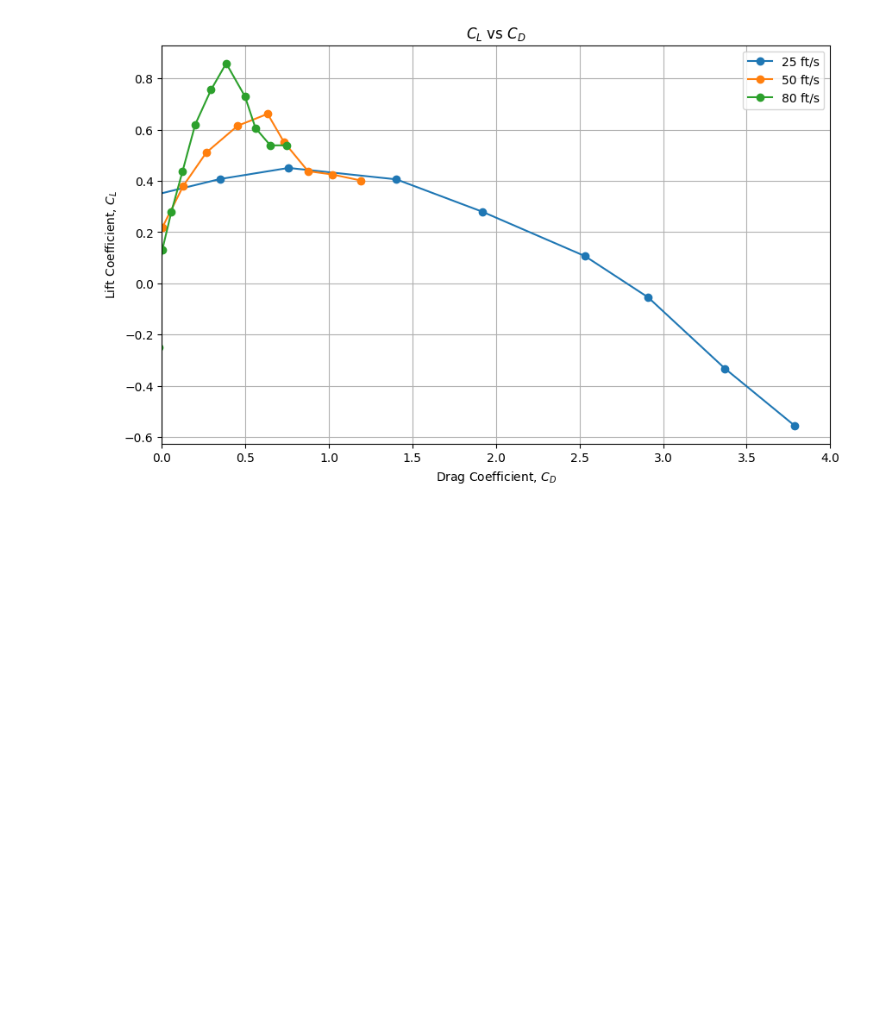
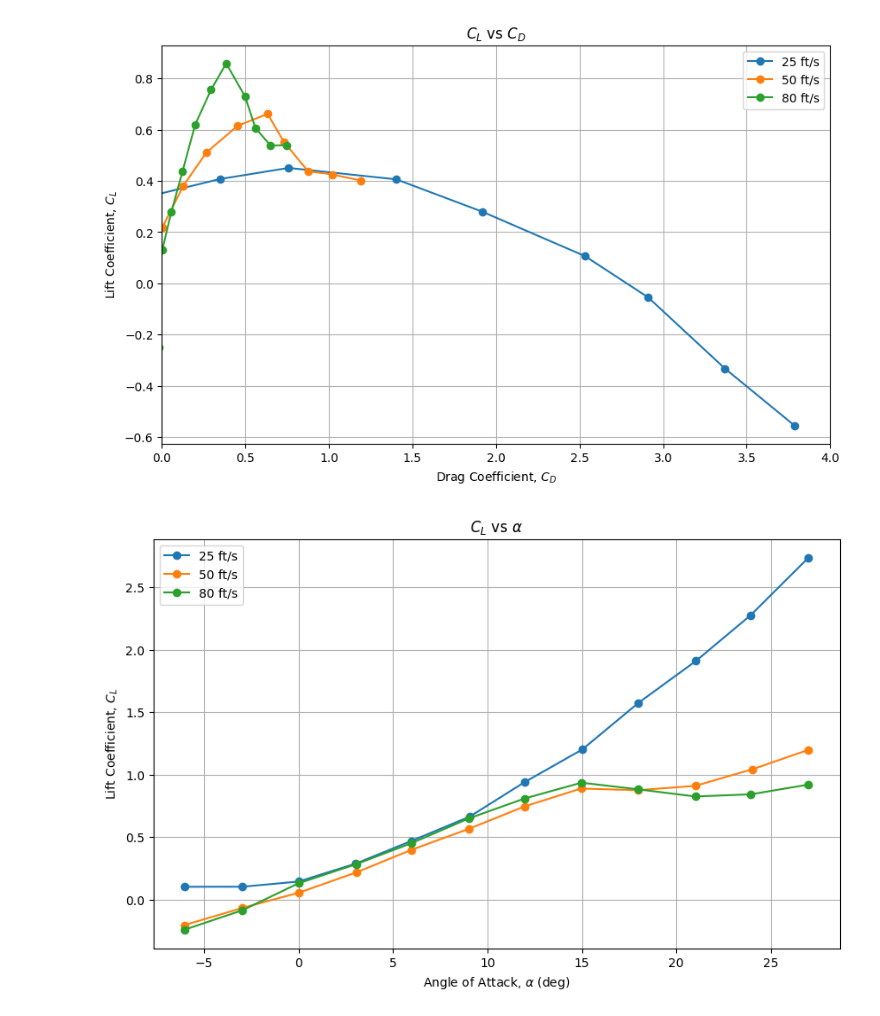
Before and after one commit to aaliyahgaffey/design_lab_460, a Jupyter notebook: design_lab.ipynb, the cells around one changed output. Saved outputs shown, nothing was run; the diff lists cells and outputs as text; code cells hidden in the pictures; blank space fills up the shorter version.

```diff
--- a/design_lab.ipynb
+++ b/design_lab.ipynb
@@ -116,3 +116,88 @@ plt.savefig("CL_vs_CD.png", dpi=400)
 plt.show()
 # %% [output]
 [figure]
+# %%
+import pandas as pd
+import numpy as np
+import matplotlib.pyplot as plt
+from scipy.stats import linregress
+
+files = {
+    '25 ft/s': 'design_lab_25.csv',
+    '50 ft/s': 'design_lab_50.csv',
+    '80 ft/s': 'design_lab_80.csv'
+}
+
+c_ref_in = 1.35       # Chord length (inches)
+S_ref = 0.0498046875  # Wing Area (ft^2)
+
+def process_data(filename):
+    df = pd.read_csv(filename, skiprows=3)
+    df.columns = df.columns.str.strip()
+    df = df.apply(pd.to_numeric, errors='coerce')
+    df = df.dropna(subset=['Angle of Attack', 'Normal Force'])
+
+    alpha_rad = np.radians(df['Angle of Attack'])
+
+    # --- CORRECTION START ---
+    # In your data, Axial Force is negative at low angles, implying the sensor
+    # reads negative for forces pointing aft (Drag direction).
+    # We define a positive Axial Drag component by flipping the sign.
+    Axial_Drag_Component = -df['Axial Force']
+
+    # Wind-axis transformation
+    # Lift is perpendicular to velocity vector
+    df['Lift'] = df['Normal Force'] * np.cos(alpha_rad) - Axial_Drag_Component * np.sin(alpha_rad)
+
+    # Drag is parallel to velocity vector
+    df['Drag'] = df['Normal Force'] * np.sin(alpha_rad) + Axial_Drag_Component * np.cos(alpha_rad)
+    # --- CORRECTION END ---
+
+    # Aerodynamic Coefficients
+    df['q_psf'] = df['Corrected q'] * 144.0  # Convert psi -> psf
+
+    df['C_L'] = df['Lift'] / (df['q_psf'] * S_ref)
+    df['C_D'] = df['Drag'] / (df['q_psf'] * S_ref)
+
+    # C_m formula is dimensionally consistent because Moment is in-lbs and chord is inches
+    df['C_m'] = df['Pitching Mom'] / (df['q_psf'] * S_ref * c_ref_in)
+
+    return df
+
+
+data = {}
+
+for label, file in files.items():
+    df = process_data(file)
+    data[label] = df
+
+
+def make_plot(ylabel, key, title, savefig_name):
+    plt.figure(figsize=(10,6))
+    for label, df in data.items():
+        plt.plot(df['Angle of Attack'], df[key], marker='o', label=label)
+    plt.grid(True)
+    plt.xlabel(r"Angle of Attack, $\alpha$ (deg)")
+    plt.ylabel(ylabel)
+    plt.title(title)
+    plt.legend()
+    plt.savefig(savefig_name, dpi=400)
+    plt.show()
+
+# Coeff plots
+make_plot(r"Lift Coefficient, $C_L$", "C_L", r"$C_L$ vs $\alpha$", "CL_vs_alpha.png")
+make_plot(r"Drag Coefficient, $C_D$", "C_D", r"$C_D$ vs $\alpha$", "CD_vs_alpha.png")
+make_plot(r"Pitching Moment Coefficient, $C_m$", "C_m", r"$C_m$ vs $\alpha$", "Cm_vs_alpha.png")
+
+# Optional: Plot Polar (CL vs CD) to verify the fix
+plt.figure(figsize=(10,6))
+for label, df in data.items():
+    plt.plot(df['C_D'], df['C_L'], marker='o', label=label)
+plt.grid(True)
+plt.xlabel(r"Drag Coefficient, $C_D$")
+plt.ylabel(r"Lift Coefficient, $C_L$")
+plt.title(r"Drag Polar ($C_L$ vs $C_D$)")
+plt.legend()
+plt.show()
+# %% [output]
+[figure, added]
```
Also changed, not shown: parts of 3 cells of this notebook, 5 other files.
